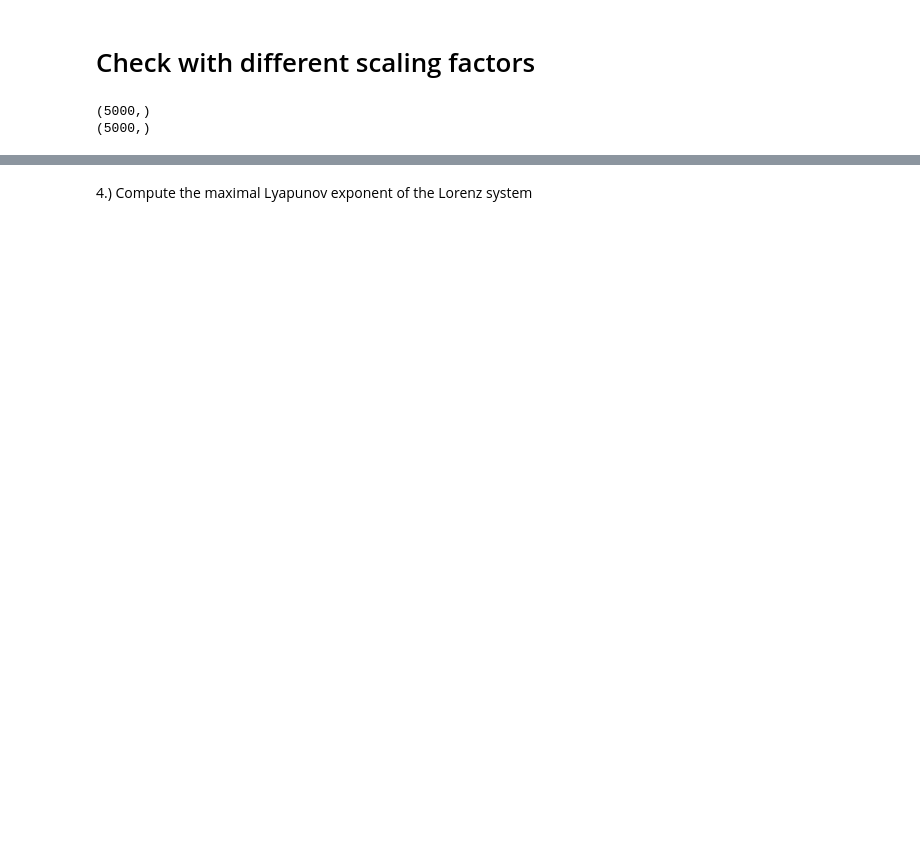
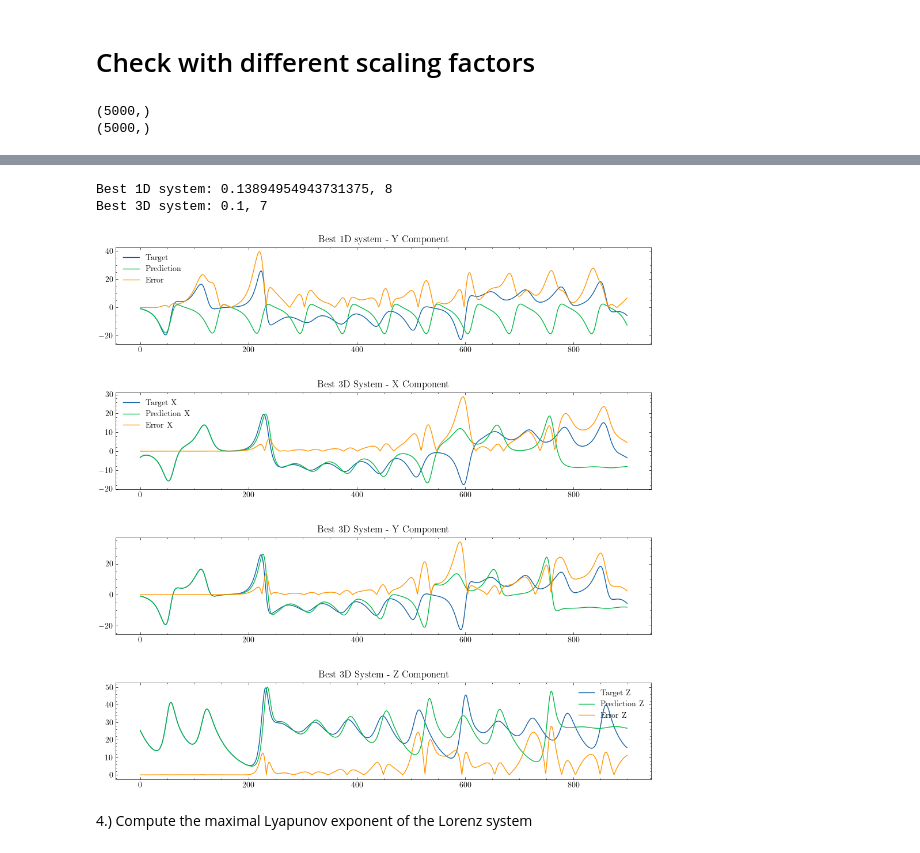
Before and after one commit to FelixWaldschock/TIF360_Advanced_machine_learning_with_neural_networks, a Jupyter notebook: 02_Homeworks/Assignment_D_Reservoir/TIF360_Assignment_D_Reservoir.ipynb, the cells around one changed output, grey strips where cells are left out. Cells and saved outputs as stored; diff of their text form; code cells hidden in the pictures; blank space fills up the shorter version.

```diff
--- a/02_Homeworks/Assignment_D_Reservoir/TIF360_Assignment_D_Reservoir.ipynb
+++ b/02_Homeworks/Assignment_D_Reservoir/TIF360_Assignment_D_Reservoir.ipynb
@@ -398,7 +396,7 @@ plt.show()
 # Check with different scaling factors
 # %%
 # scaling factors
-scalingFactors = np.logspace(-2, 1, 25)
+scalingFactors = np.logspace(-2, 0, 15)
 # linear
 # scalingFactors = np.linspace(0.001, 1, 25)
 
@@ -442,7 +440,7 @@ maximalSingValue_3D_tracker = []
 for sf in scalingFactors:
     reservoir1D = Reservoir(systemDimensions_1d, reservoirDimension, edgeProbability, sf)
     # scale down the input weights of the 1D, just as it gives better results
-    reservoir1D.scaleInputWeights(0.005)
+    reservoir1D.scaleInputWeights(0.05)
     reservoir3D = Reservoir(systemDimensions_3d, reservoirDimension, edgeProbability, sf)
 
     # train the 1D reservoir
@@ -491,7 +487,7 @@ upperLimitSteps = 300
 # compute the sums of all deviations for the first 300 steps
 sums_1D = []
 for i in range(numberOfScalings):
-    sums_1D.append(np.sum(deviations_1D_tracker[i][:upperLimitSteps]))
+    sums_1D.append(np.sum(deviations_1D_tracker[i][:int(upperLimitSteps/4)]))
 
 # plt.figure(figsize=(12,8))
 # # bar plot
@@ -551,35 +549,42 @@ print(f"Best 3D system: {scalingFactors[best3D]}, {best3D}")
 plt.figure(figsize=(12,12))
 # add vertical spacing
 plt.subplots_adjust(hspace=0.5)
 
 
 plt.subplot(411)
+plt.title('Best 1D system - Y Component')
 plt.plot(testData1D[:CUTOFF], label='Target')
 plt.plot(predictions_1D_tracker[best1D][:CUTOFF], label='Prediction')
 div = np.abs(testData1D-predictions_1D_tracker[best1D].squeeze())
 div = div[:CUTOFF]
 plt.plot(div, label='Error')
 plt.legend()
-plt.title('Best 1D system')
+
 plt.subplot(412)
-plt.title("Best 3D System")
+plt.title("Best 3D System - X Component")
 plt.plot(testData3D[:CUTOFF, 0], label='Target X')
 plt.plot(predictions_3D_tracker[best3D][:CUTOFF, 0], label='Prediction X')
 plt.plot(abs(testData3D[:CUTOFF, 0]-predictions_3D_tracker[best3D][:CUTOFF, 0]), label='Error X')
 plt.legend()
 plt.subplot(413)
+plt.title("Best 3D System - Y Component")
 plt.plot(testData3D[:CUTOFF, 1], label='Target Y')
 plt.plot(predictions_3D_tracker[best3D][:CUTOFF, 1], label='Prediction Y')
 plt.plot(abs(testData3D[:CUTOFF, 1]-predictions_3D_tracker[best3D][:CUTOFF, 1]), label='Error Y')
 
 # plt.legend()
 plt.subplot(414)
+plt.title("Best 3D System - Z Component")
 plt.plot(testData3D[:CUTOFF, 2], label='Target Z')
 plt.plot(predictions_3D_tracker[best3D][:CUTOFF, 2], label='Prediction Z')
 plt.plot(abs(testData3D[:CUTOFF, 2]-predictions_3D_tracker[best3D][:CUTOFF, 2]), label='Error Z')
 plt.legend()
 
 plt.show()
+# %% [output]
+Best 1D system: 0.13894954943731375, 8
+Best 3D system: 0.1, 7
+[figure, added]
 # %% [markdown]
 4.) Compute the maximal Lyapunov exponent of the Lorenz system
 # %%
```
Also changed, not shown: parts of 11 cells of this notebook.
